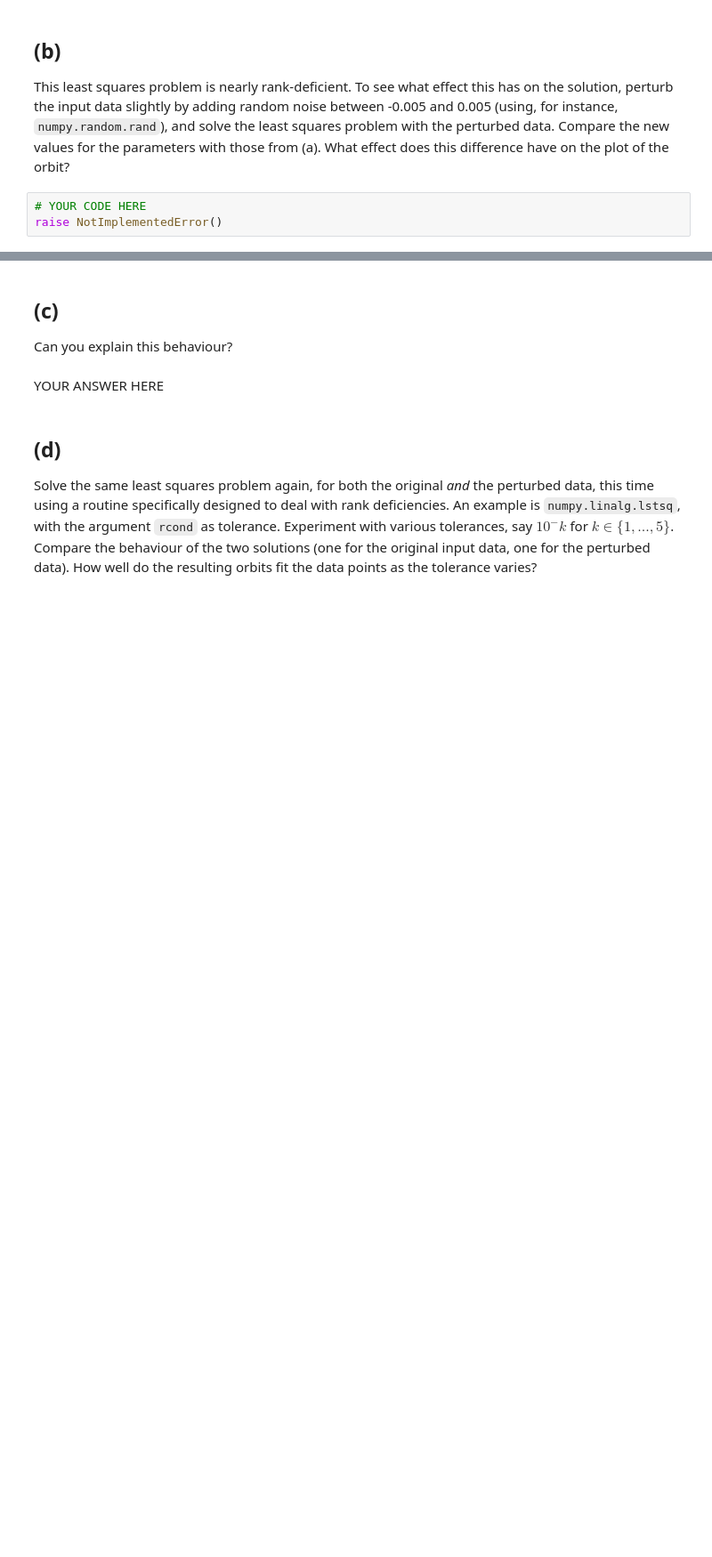
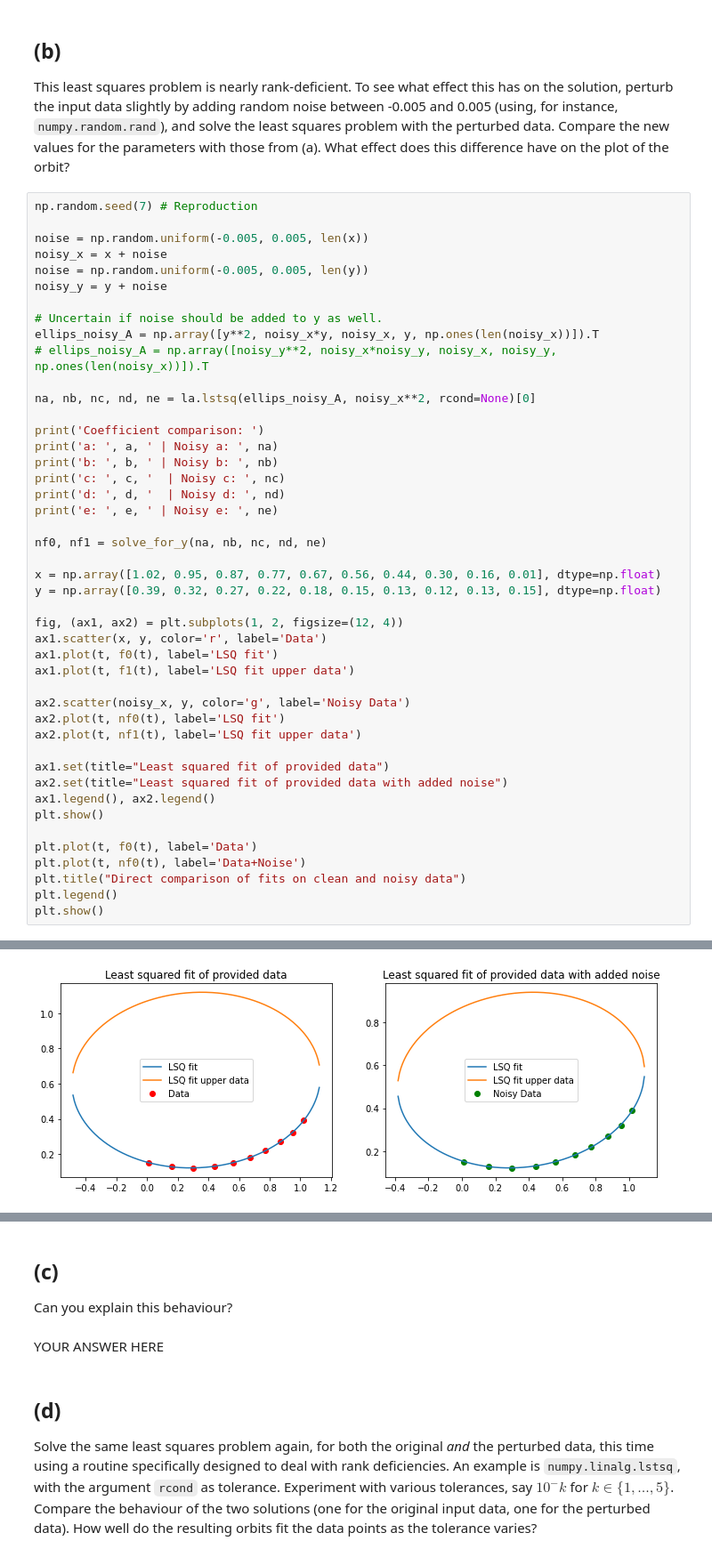
Before and after one commit to DaVinkie/NumAlg1, a Jupyter notebook: Week 3/Homework3.ipynb, the cells around one changed output, grey strips where cells are left out. Shown at 89% size. Cells and saved outputs as stored; diff of their text form; blank space fills up the shorter version.

```diff
--- a/Week 3/Homework3.ipynb
+++ b/Week 3/Homework3.ipynb
@@ -149,6 +148,49 @@ TypeError: ufunc 'sqrt' not supported for the input types, and the inputs could
 # %% [markdown]
 ## (b)
 This least squares problem is nearly rank-deficient. To see what effect this has on the solution, perturb the input data slightly by adding random noise between -0.005 and 0.005 (using, for instance, `numpy.random.rand`), and solve the least squares problem with the perturbed data. Compare the new values for the parameters with those from (a). What effect does this difference have on the plot of the orbit?
-# %%
-# YOUR CODE HERE
-raise NotImplementedError()
+# %%
+np.random.seed(7) # Reproduction
+
+noise = np.random.uniform(-0.005, 0.005, len(x))
+noisy_x = x + noise
+noise = np.random.uniform(-0.005, 0.005, len(y))
+noisy_y = y + noise
+
+# Uncertain if noise should be added to y as well.
+ellips_noisy_A = np.array([y**2, noisy_x*y, noisy_x, y, np.ones(len(noisy_x))]).T
+# ellips_noisy_A = np.array([noisy_y**2, noisy_x*noisy_y, noisy_x, noisy_y, np.ones(len(noisy_x))]).T
+
+na, nb, nc, nd, ne = la.lstsq(ellips_noisy_A, noisy_x**2, rcond=None)[0]
+
+print('Coefficient comparison: ')
+print('a: ', a, ' | Noisy a: ', na)
+print('b: ', b, ' | Noisy b: ', nb)
+print('c: ', c, '  | Noisy c: ', nc)
+print('d: ', d, '  | Noisy d: ', nd)
+print('e: ', e, ' | Noisy e: ', ne)
+
+nf0, nf1 = solve_for_y(na, nb, nc, nd, ne)
+
+x = np.array([1.02, 0.95, 0.87, 0.77, 0.67, 0.56, 0.44, 0.30, 0.16, 0.01], dtype=np.float)
+y = np.array([0.39, 0.32, 0.27, 0.22, 0.18, 0.15, 0.13, 0.12, 0.13, 0.15], dtype=np.float)
+
+fig, (ax1, ax2) = plt.subplots(1, 2, figsize=(12, 4))
+ax1.scatter(x, y, color='r', label='Data')
+ax1.plot(t, f0(t), label='LSQ fit')
+ax1.plot(t, f1(t), label='LSQ fit upper data')
+
+ax2.scatter(noisy_x, y, color='g', label='Noisy Data')
+ax2.plot(t, nf0(t), label='LSQ fit')
+ax2.plot(t, nf1(t), label='LSQ fit upper data')
+
+ax1.set(title="Least squared fit of provided data")
+ax2.set(title="Least squared fit of provided data with added noise")
+ax1.legend(), ax2.legend()
+plt.show()
+
+plt.plot(t, f0(t), label='Data')
+plt.plot(t, nf0(t), label='Data+Noise')
+plt.title("Direct comparison of fits on clean and noisy data")
+plt.legend()
+plt.show()
+# %% [output]
@@ -154,0 +203 @@ raise NotImplementedError()
+[figure, added]
```
Also changed, not shown: parts of 4 cells of this notebook.
